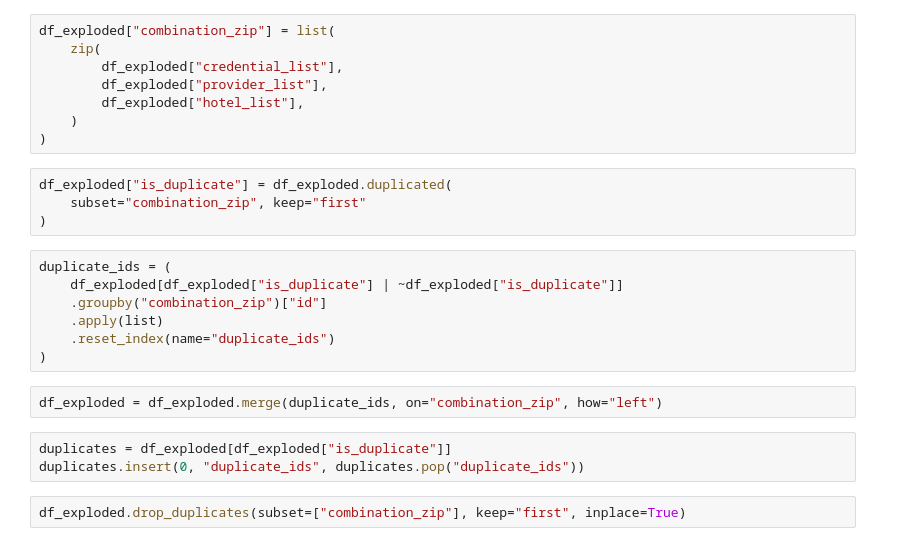
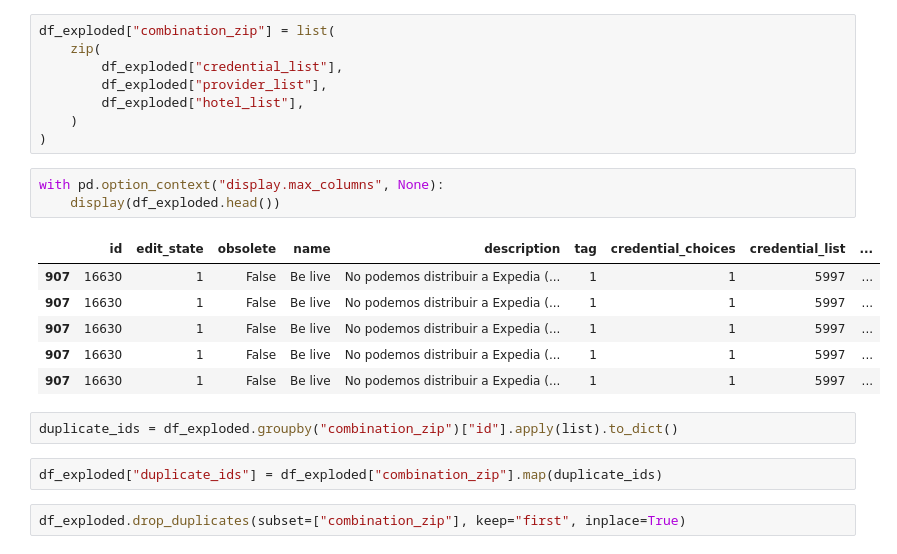
Before and after one commit to justivan/smyrooms-lab, a Jupyter notebook: notebooks/Untitled.ipynb, the cells around one changed output. Saved outputs shown, nothing was run; the diff lists cells and outputs as text.

```diff
--- a/notebooks/Untitled.ipynb
+++ b/notebooks/Untitled.ipynb
@@ -128,22 +128,20 @@ df_exploded["combination_zip"] = list(
         df_exploded["hotel_list"],
     )
 )
-# %%
-df_exploded["is_duplicate"] = df_exploded.duplicated(
-    subset="combination_zip", keep="first"
-)
+# %%
+with pd.option_context("display.max_columns", None):
+    display(df_exploded.head())
+# %% [output]
+|  | id | edit_state | obsolete | name | description | tag | credential_choices | credential_list | ... |
+| 907 | 16630 | 1 | False | Be live | No podemos distribuir a Expedia (... | 1 | 1 | 5997 | ... |
+| 907 | 16630 | 1 | False | Be live | No podemos distribuir a Expedia (... | 1 | 1 | 5997 | ... |
+| 907 | 16630 | 1 | False | Be live | No podemos distribuir a Expedia (... | 1 | 1 | 5997 | ... |
+| 907 | 16630 | 1 | False | Be live | No podemos distribuir a Expedia (... | 1 | 1 | 5997 | ... |
+| 907 | 16630 | 1 | False | Be live | No podemos distribuir a Expedia (... | 1 | 1 | 5997 | ... |
 # %%
-duplicate_ids = (
-    df_exploded[df_exploded["is_duplicate"] | ~df_exploded["is_duplicate"]]
-    .groupby("combination_zip")["id"]
-    .apply(list)
-    .reset_index(name="duplicate_ids")
-)
+duplicate_ids = df_exploded.groupby("combination_zip")["id"].apply(list).to_dict()
-# %%
-df_exploded = df_exploded.merge(duplicate_ids, on="combination_zip", how="left")
-# %%
-duplicates = df_exploded[df_exploded["is_duplicate"]]
-duplicates.insert(0, "duplicate_ids", duplicates.pop("duplicate_ids"))
+# %%
+df_exploded["duplicate_ids"] = df_exploded["combination_zip"].map(duplicate_ids)
 # %%
 df_exploded.drop_duplicates(subset=["combination_zip"], keep="first", inplace=True)
 # %%
```
Also changed, not shown: parts of 4 cells of this notebook, 7 other files.
